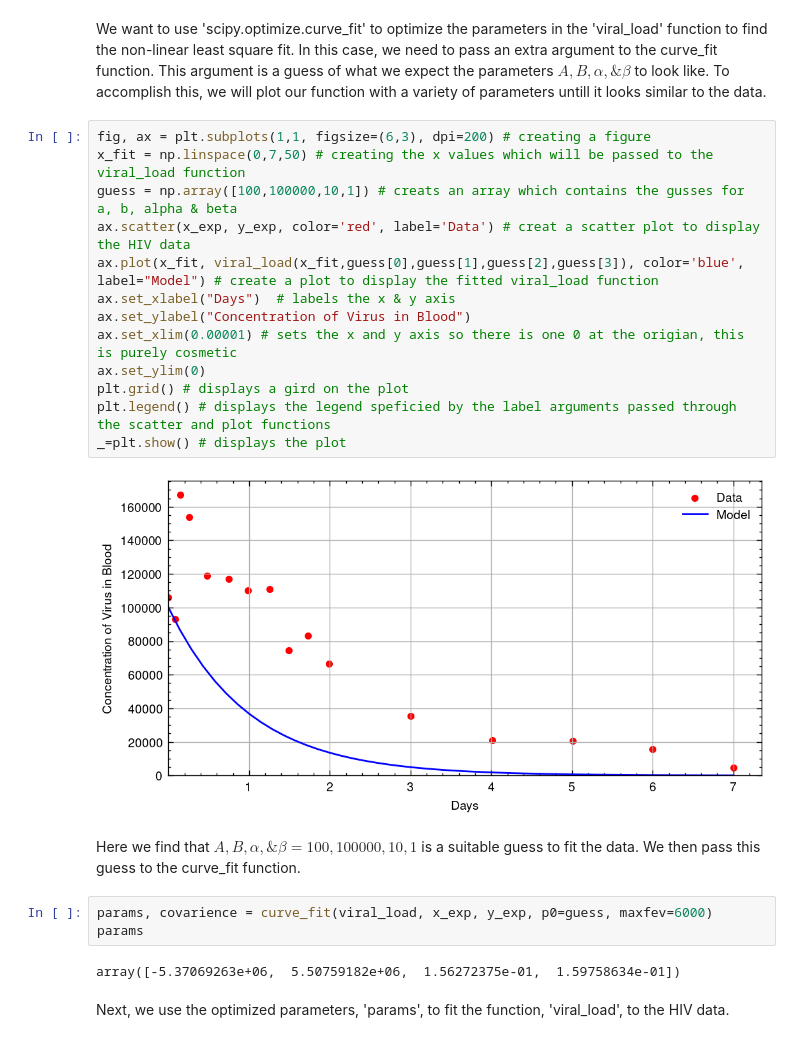
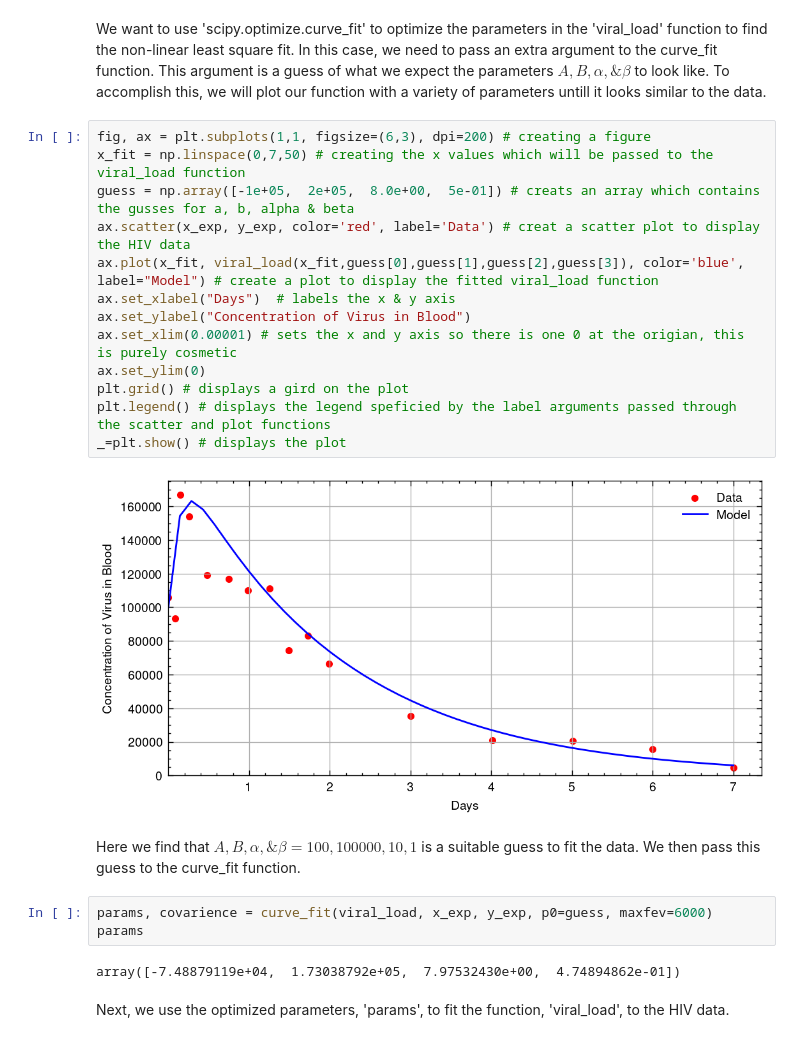
Before and after one commit to gkerr708/PHYC_2050, a Jupyter notebook: Assignments/Assignment2/gavin_kerr_assignment2.ipynb, the cells around one changed output. Drawn from its saved outputs; the diff is of its cells as text.

```diff
--- a/Assignments/Assignment2/gavin_kerr_assignment2.ipynb
+++ b/Assignments/Assignment2/gavin_kerr_assignment2.ipynb
@@ -30,25 +32,25 @@ We want to use 'scipy.optimize.curve_fit' to optimize the parameters in the 'vir
 # %%
 fig, ax = plt.subplots(1,1, figsize=(6,3), dpi=200) # creating a figure
 x_fit = np.linspace(0,7,50) # creating the x values which will be passed to the viral_load function
-guess = np.array([100,100000,10,1]) # creats an array which contains the gusses for a, b, alpha & beta
+guess = np.array([-1e+05,  2e+05,  8.0e+00,  5e-01]) # creats an array which contains the gusses for a, b, alpha & beta
 ax.scatter(x_exp, y_exp, color='red', label='Data') # creat a scatter plot to display the HIV data
 ax.plot(x_fit, viral_load(x_fit,guess[0],guess[1],guess[2],guess[3]), color='blue', label="Model") # create a plot to display the fitted viral_load function
 ax.set_xlabel("Days")  # labels the x & y axis
 ax.set_ylabel("Concentration of Virus in Blood")
 ax.set_xlim(0.00001) # sets the x and y axis so there is one 0 at the origian, this is purely cosmetic
 ax.set_ylim(0)
 plt.grid() # displays a gird on the plot
 plt.legend() # displays the legend speficied by the label arguments passed through the scatter and plot functions
 _=plt.show() # displays the plot
 # %% [output]
-[figure, old version]
+[figure, new version]
 # %% [markdown]
 Here we find that $A, B, \alpha, \& \beta = 100,100000,10,1$ is a suitable guess to fit the data. We then pass this guess to the curve_fit function.
 # %%
 params, covarience = curve_fit(viral_load, x_exp, y_exp, p0=guess, maxfev=6000)
 params
 # %% [output]
-array([-5.37069263e+06,  5.50759182e+06,  1.56272375e-01,  1.59758634e-01])
+array([-7.48879119e+04,  1.73038792e+05,  7.97532430e+00,  4.74894862e-01])
 # %% [markdown]
 Next, we use the optimized parameters, 'params', to fit the function, 'viral_load', to the HIV data.
 # %%
```
Also changed, not shown: parts of 21 cells of this notebook, 3 other files.
